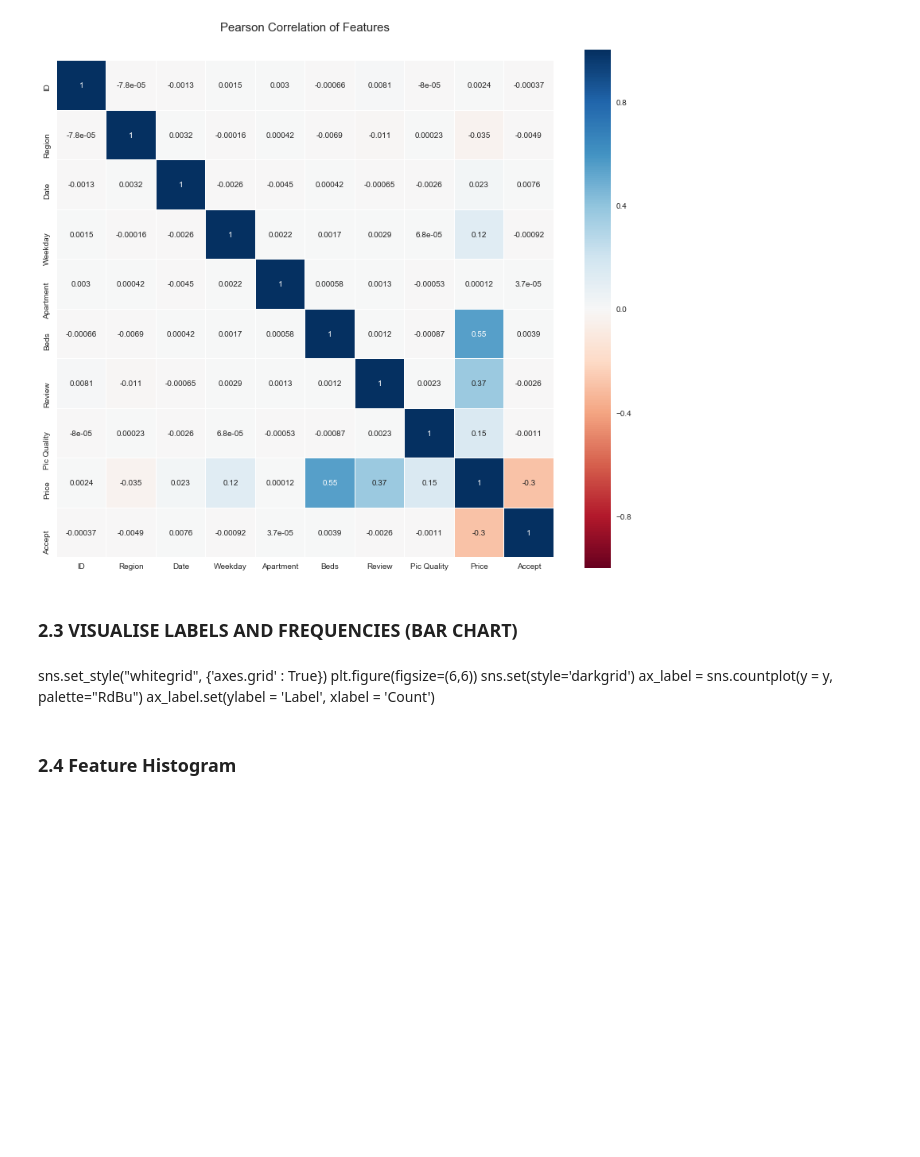
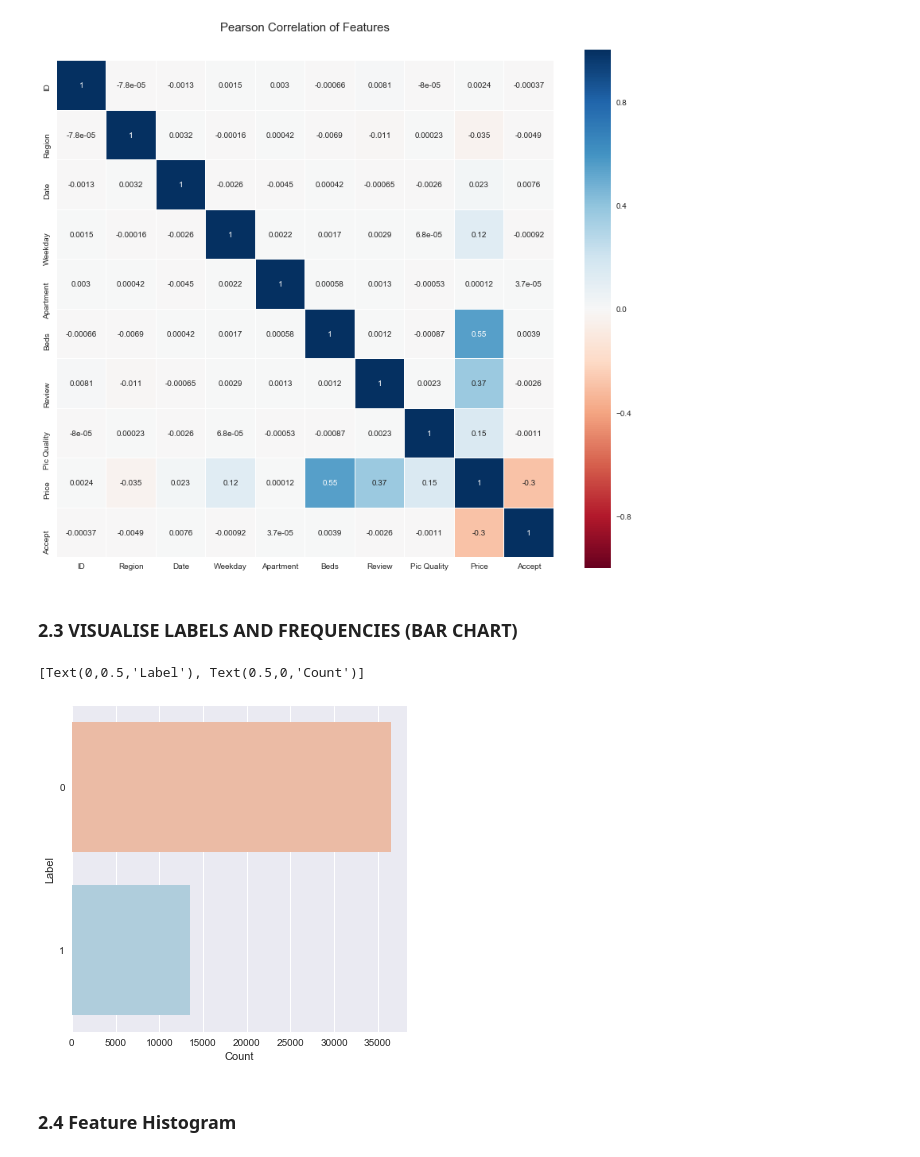
Before and after one commit to allenzdd/Exercise, a Jupyter notebook: Shanshu Interview/version1.ipynb, the cells around one changed output. Drawn from its saved outputs; the diff is of its cells as text; code cells hidden in the pictures; blank space fills up the shorter version.

```diff
--- a/Shanshu Interview/version1.ipynb
+++ b/Shanshu Interview/version1.ipynb
@@ -52,12 +73,15 @@ sns.heatmap(train_df.astype(float).corr(),linewidths=0.1,vmax=1.0,
 [figure]
 # %% [markdown]
 ### 2.3 VISUALISE LABELS AND FREQUENCIES (BAR CHART)
-# %% [markdown]
-sns.set_style("whitegrid", {'axes.grid' : True})
-plt.figure(figsize=(6,6))
-sns.set(style='darkgrid')
-ax_label = sns.countplot(y = y, palette="RdBu")
-ax_label.set(ylabel = 'Label', xlabel = 'Count')
+# %%
+sns.set_style("whitegrid", {'axes.grid' : True})
+plt.figure(figsize=(6,6))
+sns.set(style='darkgrid')
+ax_label = sns.countplot(y = y, palette="RdBu")
+ax_label.set(ylabel = 'Label', xlabel = 'Count')
+# %% [output]
+[Text(0,0.5,'Label'), Text(0.5,0,'Count')]
+[figure, added]
 # %% [markdown]
 ### 2.4 Feature Histogram
 # %% [markdown]
```
Also changed, not shown: parts of 27 cells of this notebook.
